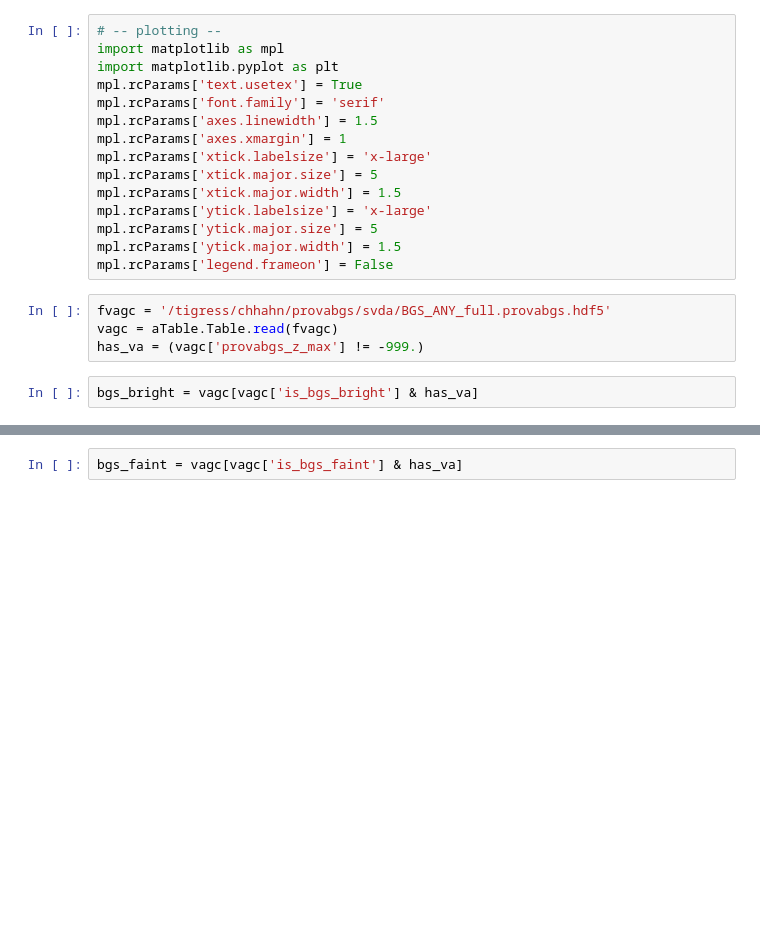
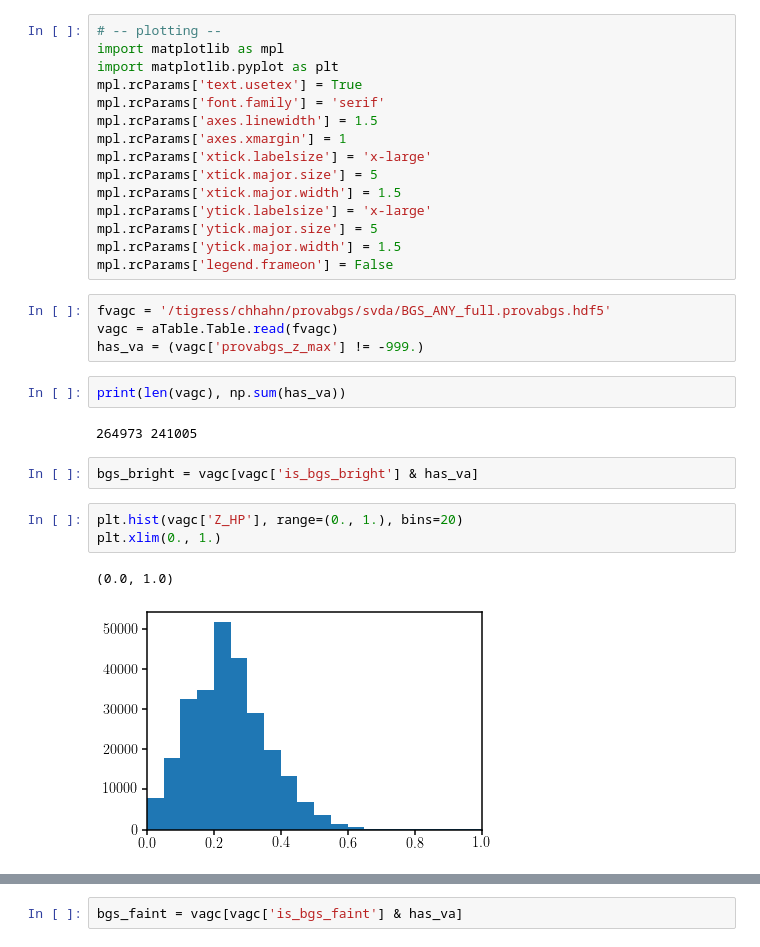
Before and after one commit to changhoonhahn/gapos, a Jupyter notebook: papers/edr/nb/mstar_z.ipynb, the cells around one changed output, grey strips where cells are left out. Saved outputs shown, nothing was run; the diff lists cells and outputs as text; blank space fills up the shorter version.

```diff
--- a/papers/edr/nb/mstar_z.ipynb
+++ b/papers/edr/nb/mstar_z.ipynb
@@ -25,5 +25,15 @@ mpl.rcParams['legend.frameon'] = False
 fvagc = '/tigress/chhahn/provabgs/svda/BGS_ANY_full.provabgs.hdf5'
 vagc = aTable.Table.read(fvagc)
 has_va = (vagc['provabgs_z_max'] != -999.)
+# %%
+print(len(vagc), np.sum(has_va))
+# %% [output]
+264973 241005
 # %%
 bgs_bright = vagc[vagc['is_bgs_bright'] & has_va]
+# %%
+plt.hist(vagc['Z_HP'], range=(0., 1.), bins=20)
+plt.xlim(0., 1.)
+# %% [output]
+(0.0, 1.0)
+[figure, added]
```
Also changed, not shown: parts of 3 cells of this notebook, 1 other file.
